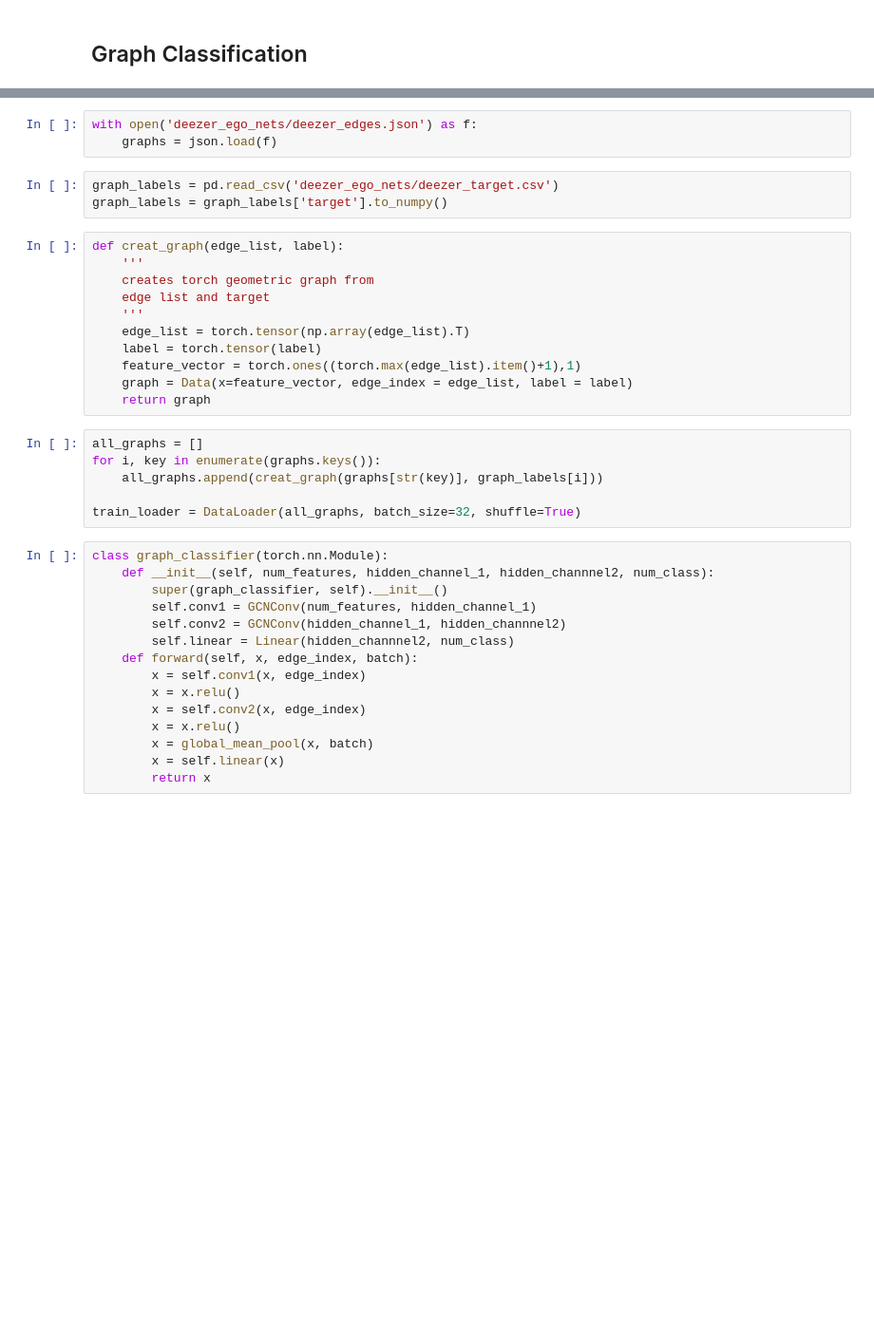
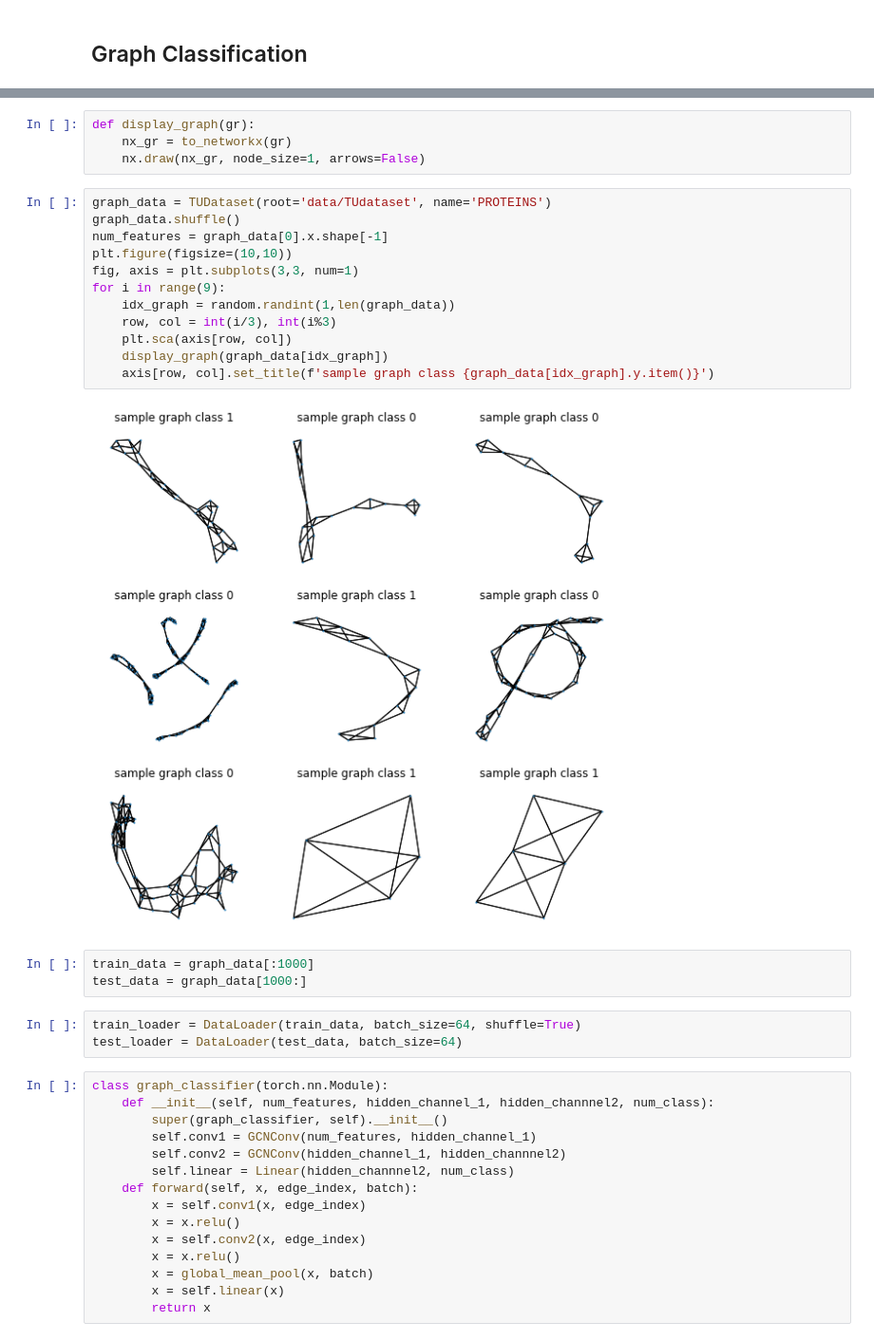
Before and after one commit to teslami/Graph-Machine-Learning, a Jupyter notebook: Graph_classification.ipynb, the cells around one changed output, grey strips where cells are left out. Shown at 95% size. Drawn from its saved outputs; the diff is of its cells as text; blank space fills up the shorter version.

```diff
--- a/Graph_classification.ipynb
+++ b/Graph_classification.ipynb
@@ -14,26 +22,27 @@ from torch_geometric.nn import GCNConv, global_mean_pool
-# %%
-with open('deezer_ego_nets/deezer_edges.json') as f:
-    graphs = json.load(f)
+# %%
+def display_graph(gr):
+    nx_gr = to_networkx(gr)
+    nx.draw(nx_gr, node_size=1, arrows=False)
 # %%
-graph_labels = pd.read_csv('deezer_ego_nets/deezer_target.csv')
-graph_labels = graph_labels['target'].to_numpy()
+graph_data = TUDataset(root='data/TUdataset', name='PROTEINS')
+graph_data.shuffle()
+num_features = graph_data[0].x.shape[-1]
+plt.figure(figsize=(10,10))
+fig, axis = plt.subplots(3,3, num=1)
+for i in range(9):
+    idx_graph = random.randint(1,len(graph_data))
+    row, col = int(i/3), int(i%3)
+    plt.sca(axis[row, col])
+    display_graph(graph_data[idx_graph])
+    axis[row, col].set_title(f'sample graph class {graph_data[idx_graph].y.item()}')
+# %% [output]
+[figure, added]
 # %%
-def creat_graph(edge_list, label):
-    '''
-    creates torch geometric graph from
-    edge list and target
-    '''
-    edge_list = torch.tensor(np.array(edge_list).T)
-    label = torch.tensor(label)
-    feature_vector = torch.ones((torch.max(edge_list).item()+1),1)
-    graph = Data(x=feature_vector, edge_index = edge_list, label = label)
-    return graph
+train_data = graph_data[:1000]
+test_data = graph_data[1000:]
 # %%
-all_graphs = []
-for i, key in enumerate(graphs.keys()):
-    all_graphs.append(creat_graph(graphs[str(key)], graph_labels[i]))
-
-train_loader = DataLoader(all_graphs, batch_size=32, shuffle=True)
+train_loader = DataLoader(train_data, batch_size=64, shuffle=True)
+test_loader = DataLoader(test_data, batch_size=64)
 # %%
 class graph_classifier(torch.nn.Module):
     def __init__(self, num_features, hidden_channel_1, hidden_channnel2, num_class):
```
Also changed, not shown: parts of 4 cells of this notebook.
